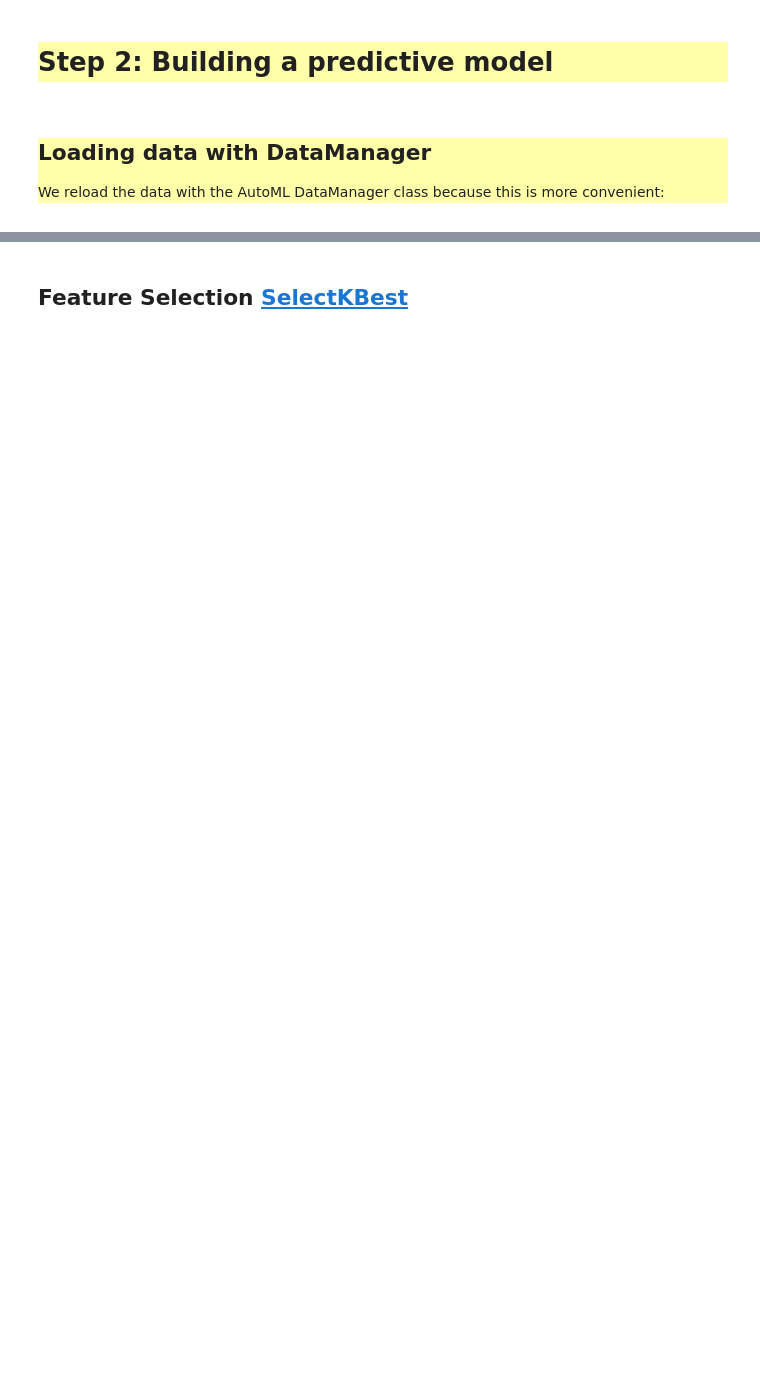
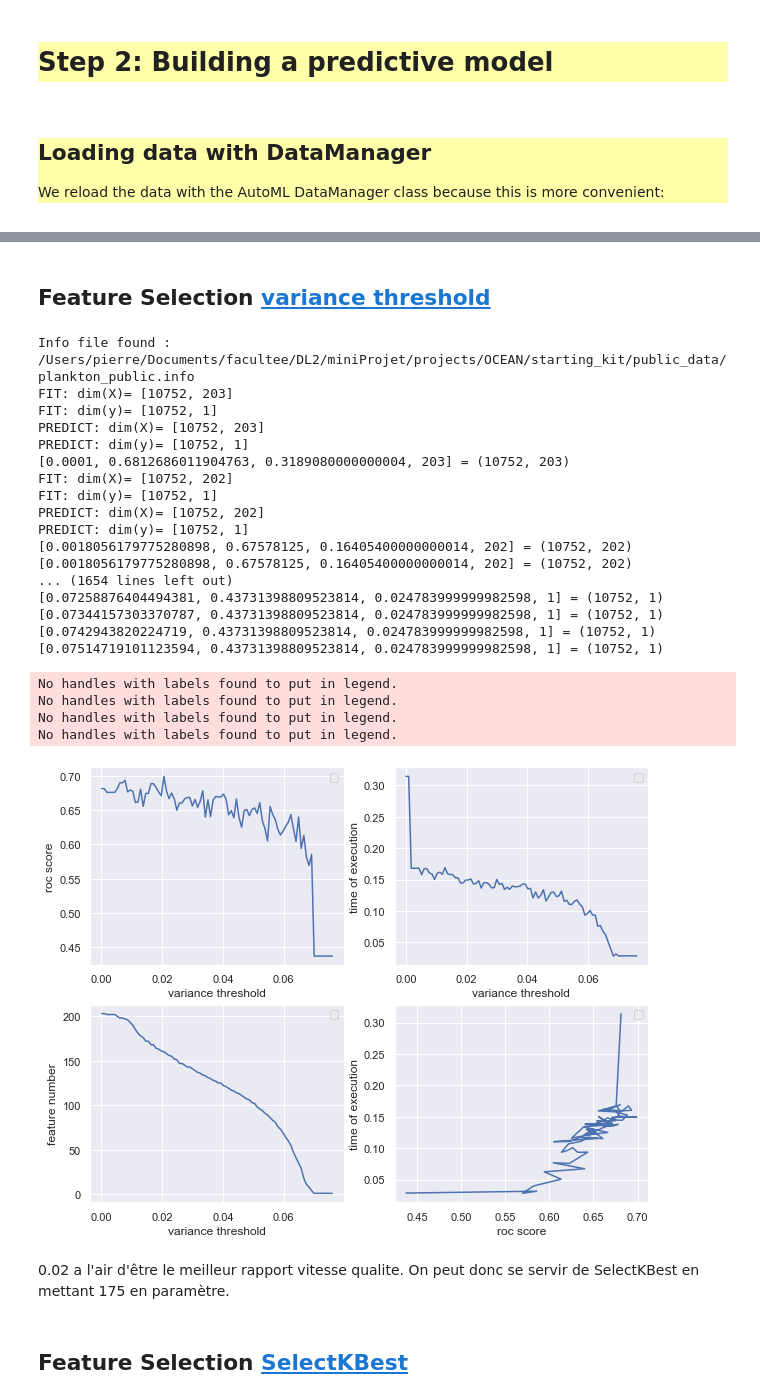
Before and after one commit to George-Marchment/OCEAN, a Jupyter notebook: starting_kit/README_preprocessing.ipynb, the cells around one changed output, grey strips where cells are left out. Cells and saved outputs as stored; diff of their text form; code cells hidden in the pictures; blank space fills up the shorter version.

```diff
--- a/starting_kit/README_preprocessing.ipynb
+++ b/starting_kit/README_preprocessing.ipynb
@@ -200,3 +200,5 @@ info:
         Y_test = array(0,)
 feat_type:      array(202,)
 feat_idx:       array(0,)
+# %% [markdown]
+## Feature Selection [variance threshold](https://scikit-learn.org/stable/modules/generated/sklearn.feature_selection.VarianceThreshold.html)
@@ -203,3 +248,64 @@ feat_idx:       array(0,)
+# %%
+import numpy as np
+def graph_threshold_changes(visible = False,thresholdValues = np.linspace(0.001,0.05,10),n=1):
+    maxPerf = 0
+    bestThreshold = 0
+    moy = np.array(get_precision_and_time_for_various_threshold(visible,thresholdValues))
+    i = n-1
+    while i>0:
+        toAdd = np.array(get_precision_and_time_for_various_threshold(visible,thresholdValues))
+        moy += toAdd
+        i-=1
+    moy /= n
+    fig,ax = plt.subplots(2,2,figsize = (10,8))
+    ax[0][0].plot(moy[:,0],moy[:,1])
+    ax[0][0].set_xlabel("variance threshold")
+    ax[0][0].set_ylabel("roc score")
+    ax[0][0].legend()
+
+    ax[0][1].plot(moy[:,0],moy[:,2])
+    ax[0][1].set_xlabel("variance threshold")
+    ax[0][1].set_ylabel("time of execution")
+    ax[0][1].legend()
+
+    ax[1][0].plot(moy[:,0],moy[:,3])
+    ax[1][0].set_xlabel("variance threshold")
+    ax[1][0].set_ylabel("feature number")
+    ax[1][0].legend()
+
+    ax[1][1].plot(moy[:,1],moy[:,2])
+    ax[1][1].set_xlabel("roc score")
+    ax[1][1].set_ylabel("time of execution")
+    ax[1][1].legend()
+
+    fig.show()
+# %%
+graph_threshold_changes(thresholdValues = np.linspace(0.0001,0.076,90),n=5)
+# %% [output]
+Info file found : /Users/pierre/Documents/facultee/DL2/miniProjet/projects/OCEAN/starting_kit/public_data/plankton_public.info
+FIT: dim(X)= [10752, 203]
+FIT: dim(y)= [10752, 1]
+PREDICT: dim(X)= [10752, 203]
+PREDICT: dim(y)= [10752, 1]
+[0.0001, 0.6812686011904763, 0.3189080000000004, 203] = (10752, 203)
+FIT: dim(X)= [10752, 202]
+FIT: dim(y)= [10752, 1]
+PREDICT: dim(X)= [10752, 202]
+PREDICT: dim(y)= [10752, 1]
+[0.0018056179775280898, 0.67578125, 0.16405400000000014, 202] = (10752, 202)
+[0.0018056179775280898, 0.67578125, 0.16405400000000014, 202] = (10752, 202)
+... (1654 lines left out)
+[0.07258876404494381, 0.43731398809523814, 0.024783999999982598, 1] = (10752, 1)
+[0.07344157303370787, 0.43731398809523814, 0.024783999999982598, 1] = (10752, 1)
+[0.0742943820224719, 0.43731398809523814, 0.024783999999982598, 1] = (10752, 1)
+[0.07514719101123594, 0.43731398809523814, 0.024783999999982598, 1] = (10752, 1)
+No handles with labels found to put in legend.
+No handles with labels found to put in legend.
+No handles with labels found to put in legend.
+No handles with labels found to put in legend.
+[figure, added]
+# %% [markdown]
+0.02 a l'air d'être le meilleur rapport vitesse qualite. On peut donc se servir de SelectKBest en mettant 175 en paramètre.
 # %% [markdown]
 ## Feature Selection [SelectKBest](https://scikit-learn.org/stable/modules/generated/sklearn.feature_selection.SelectKBest.html)
 # %%
```
Also changed, not shown: parts of 14 cells of this notebook.
